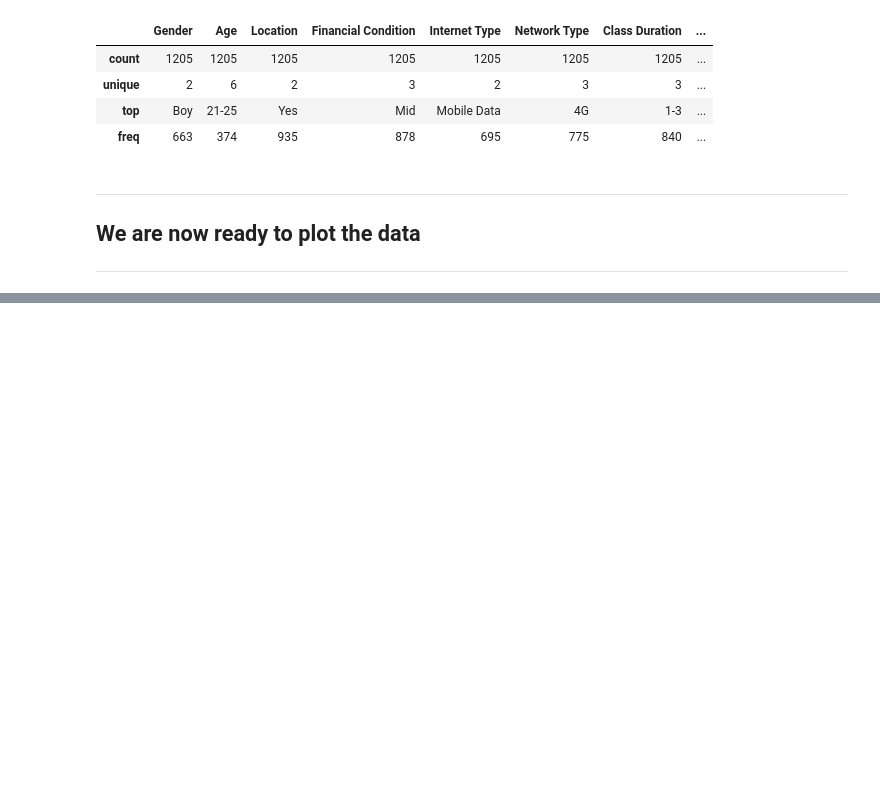
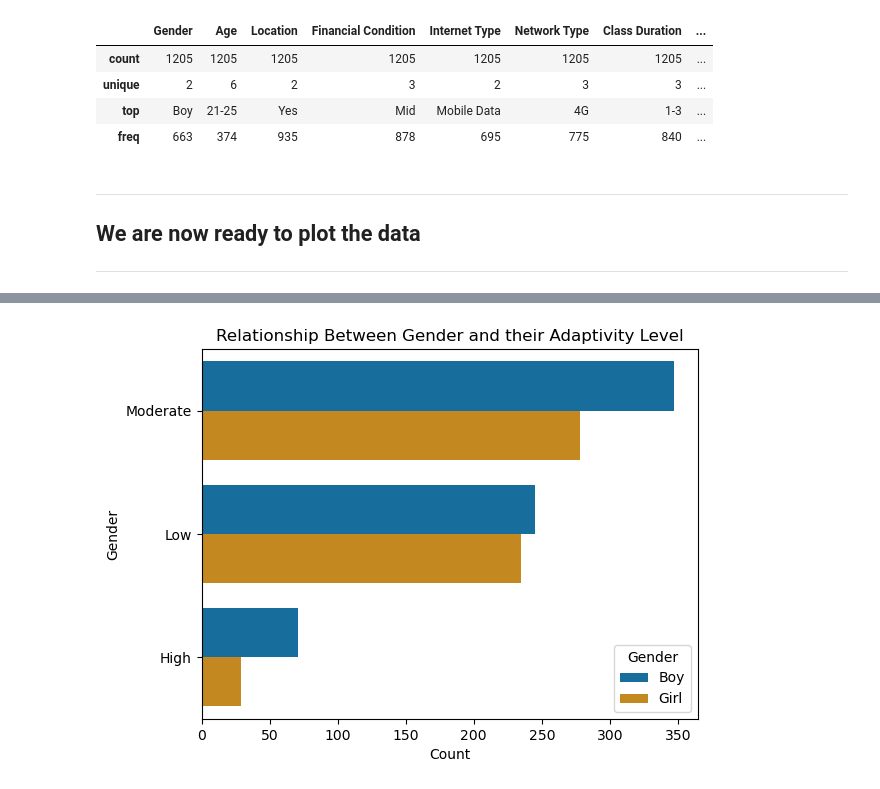
Before and after one commit to ubco-W2022T2-data301/project-group-group37, a Jupyter notebook: analysis/analysis1.ipynb, the cells around one changed output, grey strips where cells are left out. Drawn from its saved outputs; the diff is of its cells as text; code cells hidden in the pictures; blank space fills up the shorter version.

Commit message:
completed plot 1

```diff
--- a/analysis/analysis1.ipynb
+++ b/analysis/analysis1.ipynb
@@ -123,2 +137,0 @@ plot1 = adapt[['Adaptivity Level','Gender']]
-# %%
-plot1['Level Counts'] = adapt['Adaptivity Level'].value_counts()
@@ -140,3 +148,11 @@ sns.countplot(data = plot1, y='Gender', hue = "Adaptivity Level")
+# %%
+sns.countplot(data = plot1, y='Adaptivity Level', hue = "Gender", palette='colorblind')
+plt.xlabel('Count')
+plt.ylabel('Gender')
+plt.title('Relationship Between Gender and their Adaptivity Level')
+plt.show(close=None, block=None)
+# %% [output]
+[figure, added]
 # %% [markdown]
 ### Observations
 As we can see from this plot, Boys have a higher adaptability level on average
```
Also changed, not shown: parts of 7 cells of this notebook.
